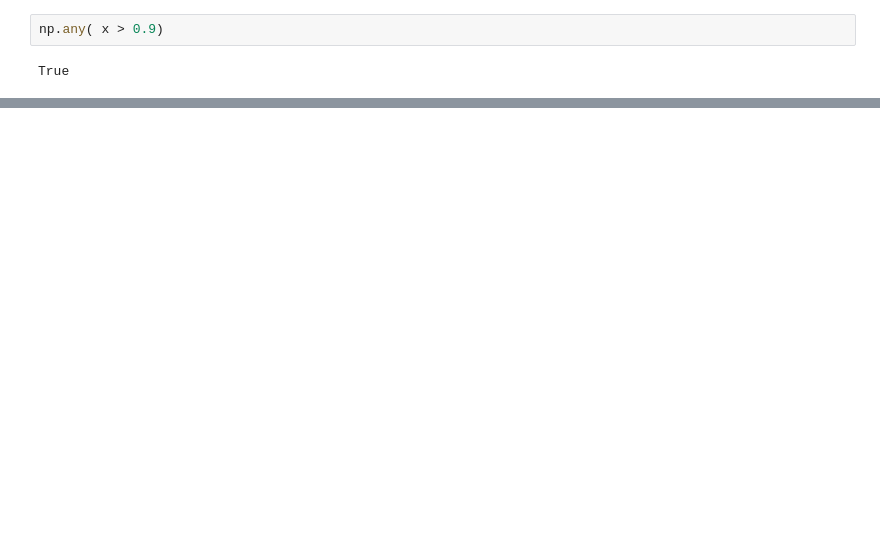
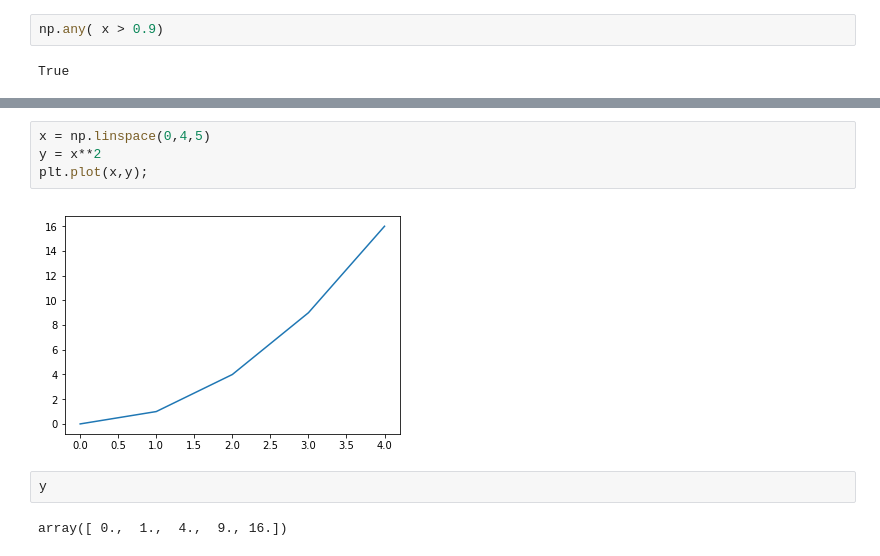
Before and after one commit to martinluduena/EDX-Curso-Python-, a Jupyter notebook: EDX_Week_2.ipynb, the cells around one changed output, grey strips where cells are left out. Saved outputs shown, nothing was run; the diff lists cells and outputs as text; blank space fills up the shorter version.

```diff
--- a/EDX_Week_2.ipynb
+++ b/EDX_Week_2.ipynb
@@ -386,0 +432,10 @@ False
+# %%
+x = np.linspace(0,4,5)
+y = x**2
+plt.plot(x,y);
+# %% [output]
+[figure, added]
+# %%
+y
+# %% [output]
+array([ 0.,  1.,  4.,  9., 16.])
```
Also changed, not shown: parts of 85 cells of this notebook.
